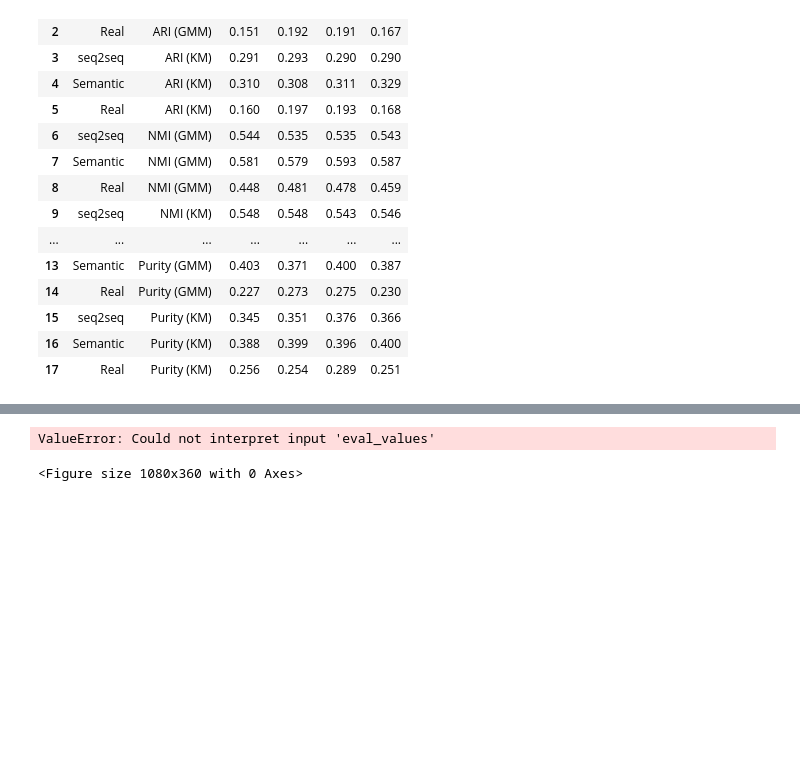
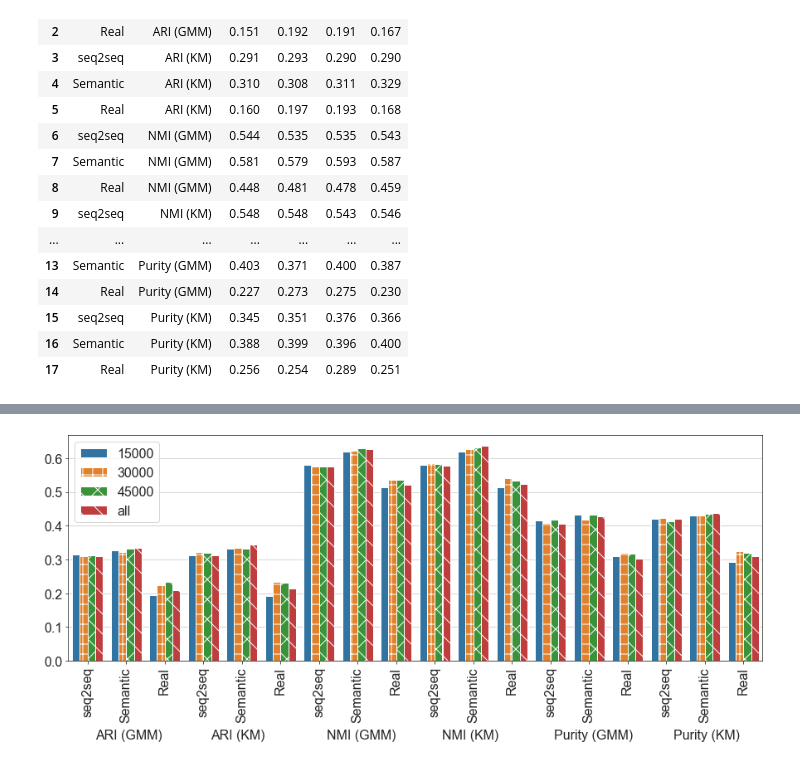
Before and after one commit to hopemini/data_processing, a Jupyter notebook: 2_stage_eval/find_mean_random.ipynb, the cells around one changed output, grey strips where cells are left out. Saved outputs shown, nothing was run; the diff lists cells and outputs as text; code cells hidden in the pictures; blank space fills up the shorter version.

```diff
--- a/2_stage_eval/find_mean_random.ipynb
+++ b/2_stage_eval/find_mean_random.ipynb
@@ -344,18 +330,23 @@ Text(0, 0.5, '')
 # %%
 plt.figure(figsize=(15,5))
-#plt.xticks(rotation=90)
-#ax = sns.barplot(data=df_23_t, color='#3F466E')
-ax = sns.barplot(x='eval', y='eval_values', data=df_34_15000, hue='type')
-for container in ax.containers:
-    ax.bar_label(container, rotation=90)
+
+ax = sns.barplot(x='type', y='metric', hue='training', data=df_34)
+
 hatches = [None, '+', 'x', '\\', '*', 'o']
 for bars, hatch in zip(ax.containers, hatches):
     for bar in bars:
         bar.set_hatch(hatch)
-plt.legend(loc="upper left")
-plt.ylim((0, 0.8))
+plt.xticks(ticks=range(len(label)), labels=label, rotation=90)
+plt.legend(loc="best")
+#plt.ylim((0, 0.8))
+plt.text(0.2, -0.23, 'ARI (GMM)')
+plt.text(3.2, -0.23, 'ARI (KM)')
+plt.text(6.2, -0.23, 'NMI (GMM)')
+plt.text(9.2, -0.23, 'NMI (KM)')
+plt.text(12.1, -0.23, 'Purity (GMM)')
+plt.text(15.2, -0.23, 'Purity (KM)')
 plt.xlabel(None)
 plt.ylabel(None)
+plt.savefig('../result/plot_training_34.png', format='png', bbox_inches='tight', transparent=True)
 # %% [output]
-ValueError: Could not interpret input 'eval_values'
-<Figure size 1080x360 with 0 Axes>
+[figure, added]
```
Also changed, not shown: parts of 6 cells of this notebook, 2 other files.
